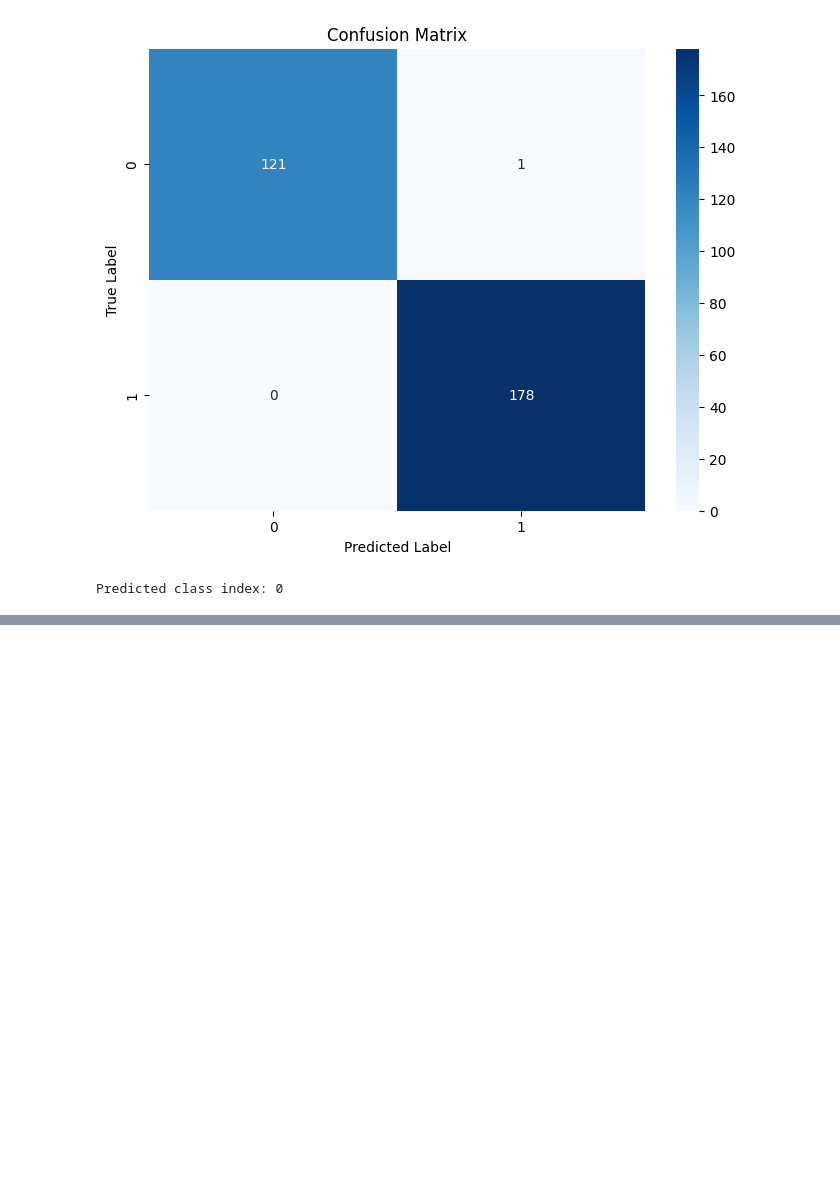
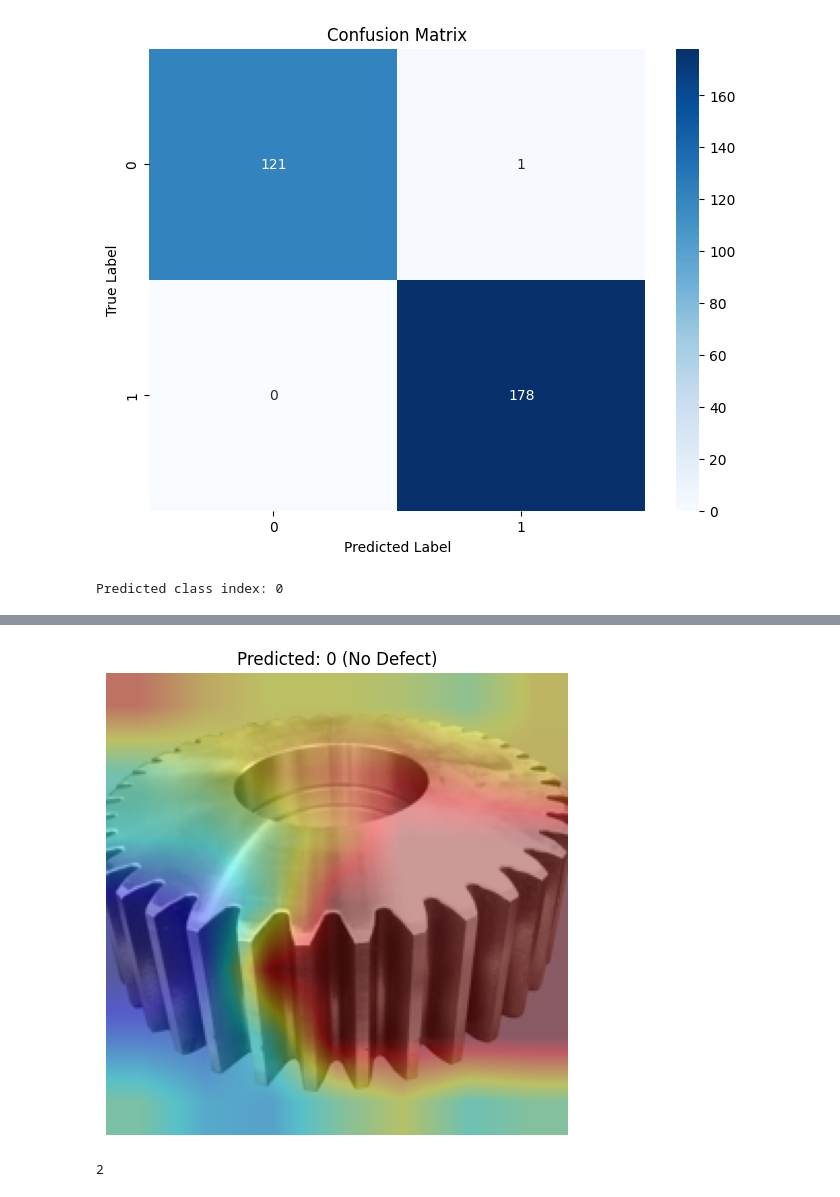
Before and after one commit to janikWa/Pitting_Detection, a Jupyter notebook: scripts/notebook.ipynb, the cells around one changed output, grey strips where cells are left out. Cells and saved outputs as stored; diff of their text form; code cells hidden in the pictures; blank space fills up the shorter version.

```diff
--- a/scripts/notebook.ipynb
+++ b/scripts/notebook.ipynb
@@ -191,0 +264,66 @@ Predicted class index: 0
+# %%
+input_tensor = transform(image).unsqueeze(0).to(device)
+#Hook for gradients
+gradients = []
+
+def save_gradient(grad):
+    gradients.append(grad)
+
+#Forward hook for activations
+activations = []
+
+def forward_hook(module, input, output):
+    activations.append(output)
+    output.register_hook(save_gradient)
+
+# Register the hook to the last conv layer of ResNet18
+target_layer = model.layer4
+hook = target_layer.register_forward_hook(forward_hook)
+
+# Forward pass
+output = model(input_tensor)
+pred_class = output.argmax(dim=1).item()
+
+#Backward pass for Grad-CAM
+model.zero_grad()
+output[0, pred_class].backward()
+
+# Get activations and gradients
+grads_val = gradients[0][0].cpu().detach().numpy()  # (C, H, W)
+acts_val = activations[0][0].cpu().detach().numpy()  # (C, H, W)
+
+# Compute the weights and CAM
+weights = np.mean(grads_val, axis=(1, 2))  # Global average pooling
+cam = np.zeros(acts_val.shape[1:], dtype=np.float32)
+
+for i, w in enumerate(weights):
+    cam += w * acts_val[i, :, :]
+
+#Normalize and resize the CAM
+cam = np.maximum(cam, 0)  # ReLU
+cam = cam - cam.min()
+cam = cam / cam.max()
+cam = cv2.resize(cam, (224, 224))
+
+# Overlay the heatmap on the image
+img_np = np.array(image.resize((224, 224)))  # Original image
+heatmap = cv2.applyColorMap(np.uint8(255 * cam), cv2.COLORMAP_JET)
+inverted_heatmap = cv2.bitwise_not(heatmap)
+overlay = heatmap * 0.4 + img_np * 0.6
+overlay = np.uint8(overlay)
+
+# Show the result
+plt.figure(figsize=(6, 6))
+plt.imshow(overlay)
+plt.title(f"Predicted: {pred_class} ({'Pitting' if pred_class == 1 else 'No Defect'})")
+plt.axis('off')
+plt.show()
+
+# Cleanup
+hook.remove()
+# %% [output]
+[figure, added]
+# %%
+cv2.COLORMAP_JET
+# %% [output]
+2
```
Also changed, not shown: parts of 10 cells of this notebook.
